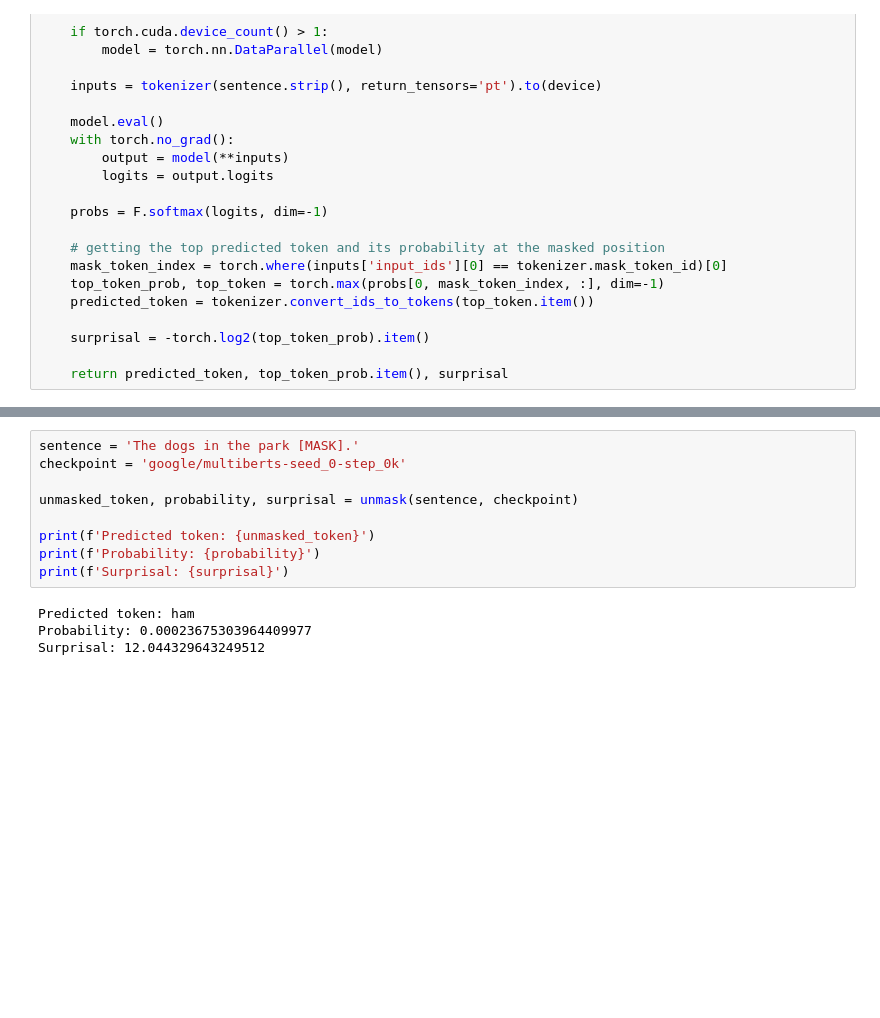
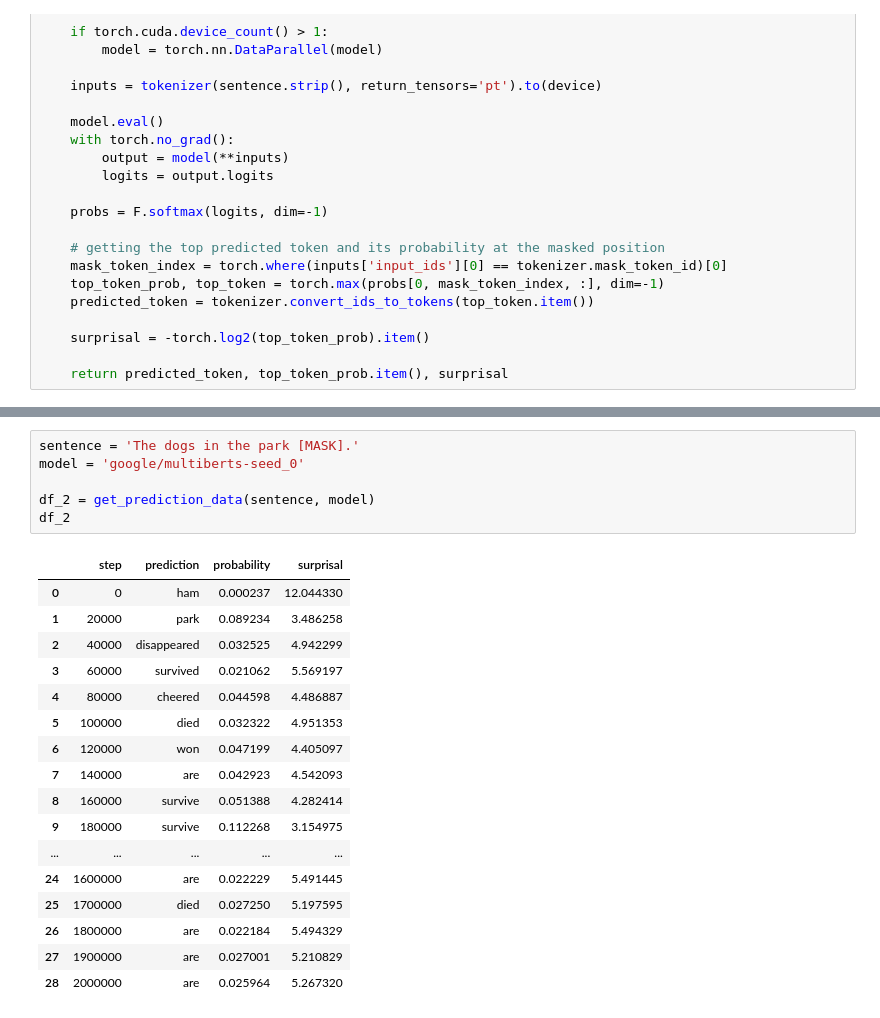
Before and after one commit to NazaninShafiabadi/word-acquisition-language-models, a Jupyter notebook: scripts/analyses.ipynb, the cells around one changed output, grey strips where cells are left out. Cells and saved outputs as stored; diff of their text form; blank space fills up the shorter version.

```diff
--- a/scripts/analyses.ipynb
+++ b/scripts/analyses.ipynb
@@ -469,13 +515,24 @@ def unmask(sentence, checkpoint):
 # %%
 sentence = 'The dogs in the park [MASK].'
-checkpoint = 'google/multiberts-seed_0-step_0k'
+model = 'google/multiberts-seed_0'
 
-unmasked_token, probability, surprisal = unmask(sentence, checkpoint)
-
-print(f'Predicted token: {unmasked_token}')
-print(f'Probability: {probability}')
-print(f'Surprisal: {surprisal}')
+df_2 = get_prediction_data(sentence, model)
+df_2
 # %% [output]
-Predicted token: ham
-Probability: 0.00023675303964409977
-Surprisal: 12.044329643249512
+|  | step | prediction | probability | surprisal |
+| 0 | 0 | ham | 0.000237 | 12.044330 |
+| 1 | 20000 | park | 0.089234 | 3.486258 |
+| 2 | 40000 | disappeared | 0.032525 | 4.942299 |
+| 3 | 60000 | survived | 0.021062 | 5.569197 |
+| 4 | 80000 | cheered | 0.044598 | 4.486887 |
+| 5 | 100000 | died | 0.032322 | 4.951353 |
+| 6 | 120000 | won | 0.047199 | 4.405097 |
+| 7 | 140000 | are | 0.042923 | 4.542093 |
+| 8 | 160000 | survive | 0.051388 | 4.282414 |
+| 9 | 180000 | survive | 0.112268 | 3.154975 |
+| ... | ... | ... | ... | ... |
+| 24 | 1600000 | are | 0.022229 | 5.491445 |
+| 25 | 1700000 | died | 0.027250 | 5.197595 |
+| 26 | 1800000 | are | 0.022184 | 5.494329 |
+| 27 | 1900000 | are | 0.027001 | 5.210829 |
+| 28 | 2000000 | are | 0.025964 | 5.267320 |
```
Also changed, not shown: parts of 6 cells of this notebook.
